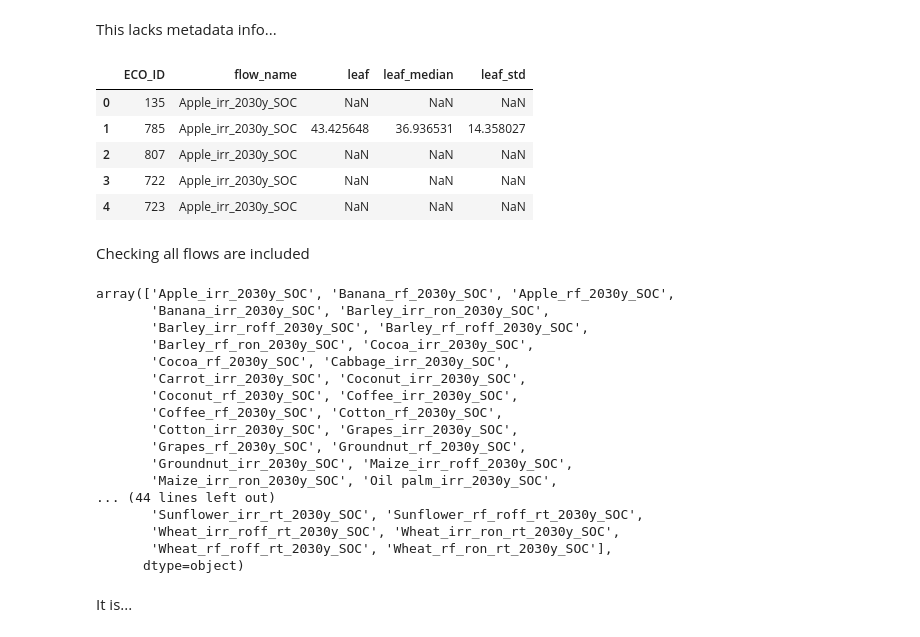
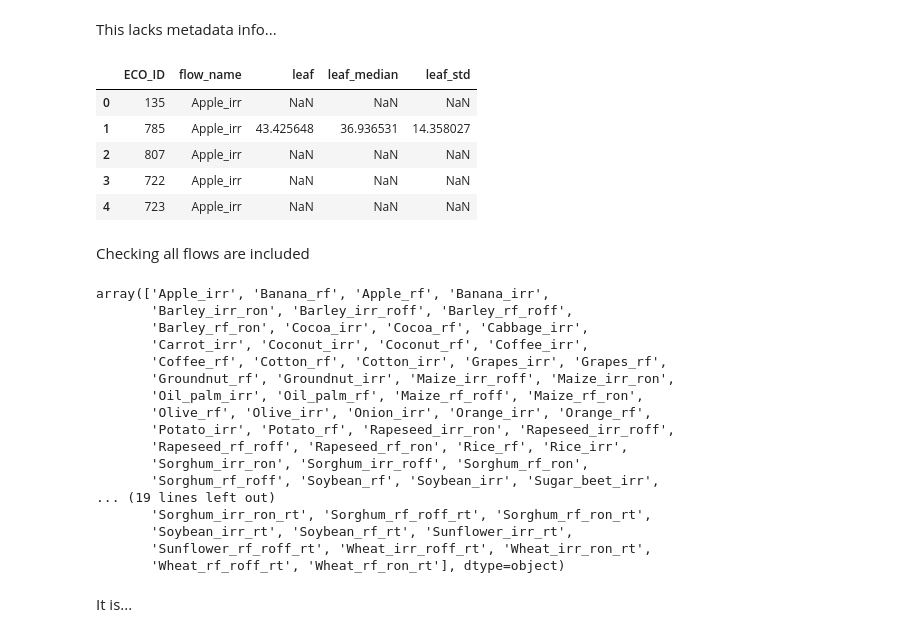
Before and after one commit to cloyolaangosto/SBTN_Land_LEAFs, a Jupyter notebook: LEAFs/Name_Cleaning.ipynb, the cells around one changed output. Drawn from its saved outputs; the diff is of its cells as text; code cells hidden in the pictures.

```diff
--- a/LEAFs/Name_Cleaning.ipynb
+++ b/LEAFs/Name_Cleaning.ipynb
@@ -596,38 +662,38 @@ This lacks metadata info...
 # %%
 soc_er_gpkg_data = load_gpkg(soc_er_fp)
 # %%
-soc_er_gpkg_data['soc_leafs_ecoregions'] = soc_er_gpkg_data['soc_leafs_ecoregions'].rename(columns = rename_cols)
+soc_er_gpkg_data['leafs_ecoregions'] = soc_er_gpkg_data['leafs_ecoregions'].rename(columns = rename_cols)
 # %%
-soc_er_gpkg_data['soc_leafs_ecoregions'].head()
+soc_er_gpkg_data['leafs_ecoregions'].head()
 # %% [output]
 |  | ECO_ID | flow_name | leaf | leaf_median | leaf_std |
-| 0 | 135 | Apple_irr_2030y_SOC | NaN | NaN | NaN |
-| 1 | 785 | Apple_irr_2030y_SOC | 43.425648 | 36.936531 | 14.358027 |
-| 2 | 807 | Apple_irr_2030y_SOC | NaN | NaN | NaN |
-| 3 | 722 | Apple_irr_2030y_SOC | NaN | NaN | NaN |
-| 4 | 723 | Apple_irr_2030y_SOC | NaN | NaN | NaN |
+| 0 | 135 | Apple_irr | NaN | NaN | NaN |
+| 1 | 785 | Apple_irr | 43.425648 | 36.936531 | 14.358027 |
+| 2 | 807 | Apple_irr | NaN | NaN | NaN |
+| 3 | 722 | Apple_irr | NaN | NaN | NaN |
+| 4 | 723 | Apple_irr | NaN | NaN | NaN |
 # %% [markdown]
 Checking all flows are included
 # %%
-soc_er_gpkg_data['soc_leafs_ecoregions']["flow_name"].unique()
+soc_er_gpkg_data['leafs_ecoregions']["flow_name"].unique()
 # %% [output]
-array(['Apple_irr_2030y_SOC', 'Banana_rf_2030y_SOC', 'Apple_rf_2030y_SOC',
-       'Banana_irr_2030y_SOC', 'Barley_irr_ron_2030y_SOC',
-       'Barley_irr_roff_2030y_SOC', 'Barley_rf_roff_2030y_SOC',
-       'Barley_rf_ron_2030y_SOC', 'Cocoa_irr_2030y_SOC',
-       'Cocoa_rf_2030y_SOC', 'Cabbage_irr_2030y_SOC',
-       'Carrot_irr_2030y_SOC', 'Coconut_irr_2030y_SOC',
-       'Coconut_rf_2030y_SOC', 'Coffee_irr_2030y_SOC',
-       'Coffee_rf_2030y_SOC', 'Cotton_rf_2030y_SOC',
-       'Cotton_irr_2030y_SOC', 'Grapes_irr_2030y_SOC',
-       'Grapes_rf_2030y_SOC', 'Groundnut_rf_2030y_SOC',
-       'Groundnut_irr_2030y_SOC', 'Maize_irr_roff_2030y_SOC',
-       'Maize_irr_ron_2030y_SOC', 'Oil palm_irr_2030y_SOC',
-... (44 lines left out)
-       'Sunflower_irr_rt_2030y_SOC', 'Sunflower_rf_roff_rt_2030y_SOC',
-       'Wheat_irr_roff_rt_2030y_SOC', 'Wheat_irr_ron_rt_2030y_SOC',
-       'Wheat_rf_roff_rt_2030y_SOC', 'Wheat_rf_ron_rt_2030y_SOC'],
-      dtype=object)
+array(['Apple_irr', 'Banana_rf', 'Apple_rf', 'Banana_irr',
+       'Barley_irr_ron', 'Barley_irr_roff', 'Barley_rf_roff',
+       'Barley_rf_ron', 'Cocoa_irr', 'Cocoa_rf', 'Cabbage_irr',
+       'Carrot_irr', 'Coconut_irr', 'Coconut_rf', 'Coffee_irr',
+       'Coffee_rf', 'Cotton_rf', 'Cotton_irr', 'Grapes_irr', 'Grapes_rf',
+       'Groundnut_rf', 'Groundnut_irr', 'Maize_irr_roff', 'Maize_irr_ron',
+       'Oil_palm_irr', 'Oil_palm_rf', 'Maize_rf_roff', 'Maize_rf_ron',
+       'Olive_rf', 'Olive_irr', 'Onion_irr', 'Orange_irr', 'Orange_rf',
+       'Potato_irr', 'Potato_rf', 'Rapeseed_irr_ron', 'Rapeseed_irr_roff',
+       'Rapeseed_rf_roff', 'Rapeseed_rf_ron', 'Rice_rf', 'Rice_irr',
+       'Sorghum_irr_ron', 'Sorghum_irr_roff', 'Sorghum_rf_ron',
+       'Sorghum_rf_roff', 'Soybean_rf', 'Soybean_irr', 'Sugar_beet_irr',
+... (19 lines left out)
+       'Sorghum_irr_ron_rt', 'Sorghum_rf_roff_rt', 'Sorghum_rf_ron_rt',
+       'Soybean_irr_rt', 'Soybean_rf_rt', 'Sunflower_irr_rt',
+       'Sunflower_rf_roff_rt', 'Wheat_irr_roff_rt', 'Wheat_irr_ron_rt',
+       'Wheat_rf_roff_rt', 'Wheat_rf_ron_rt'], dtype=object)
 # %% [markdown]
 It is...
 # %% [markdown]
```
Also changed, not shown: parts of 118 cells of this notebook, 13 other files.
